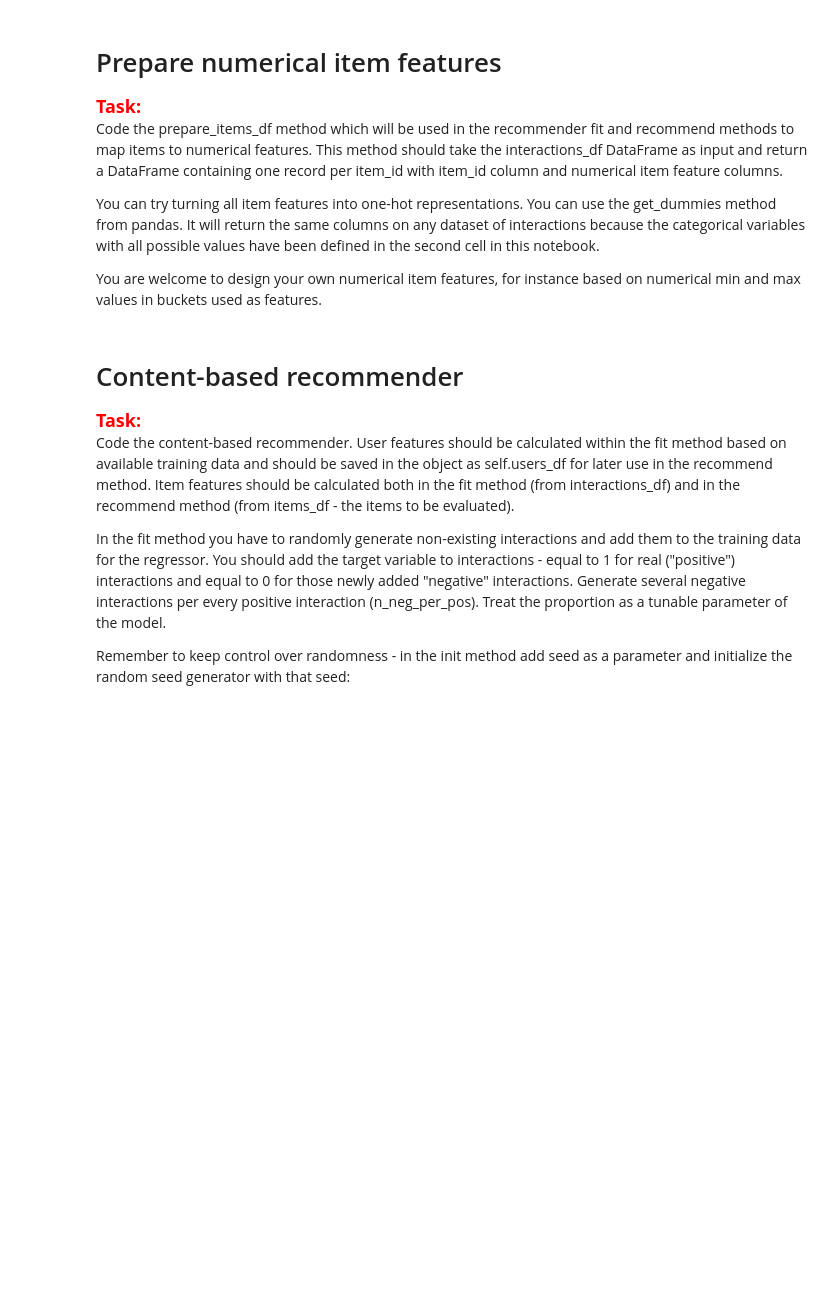
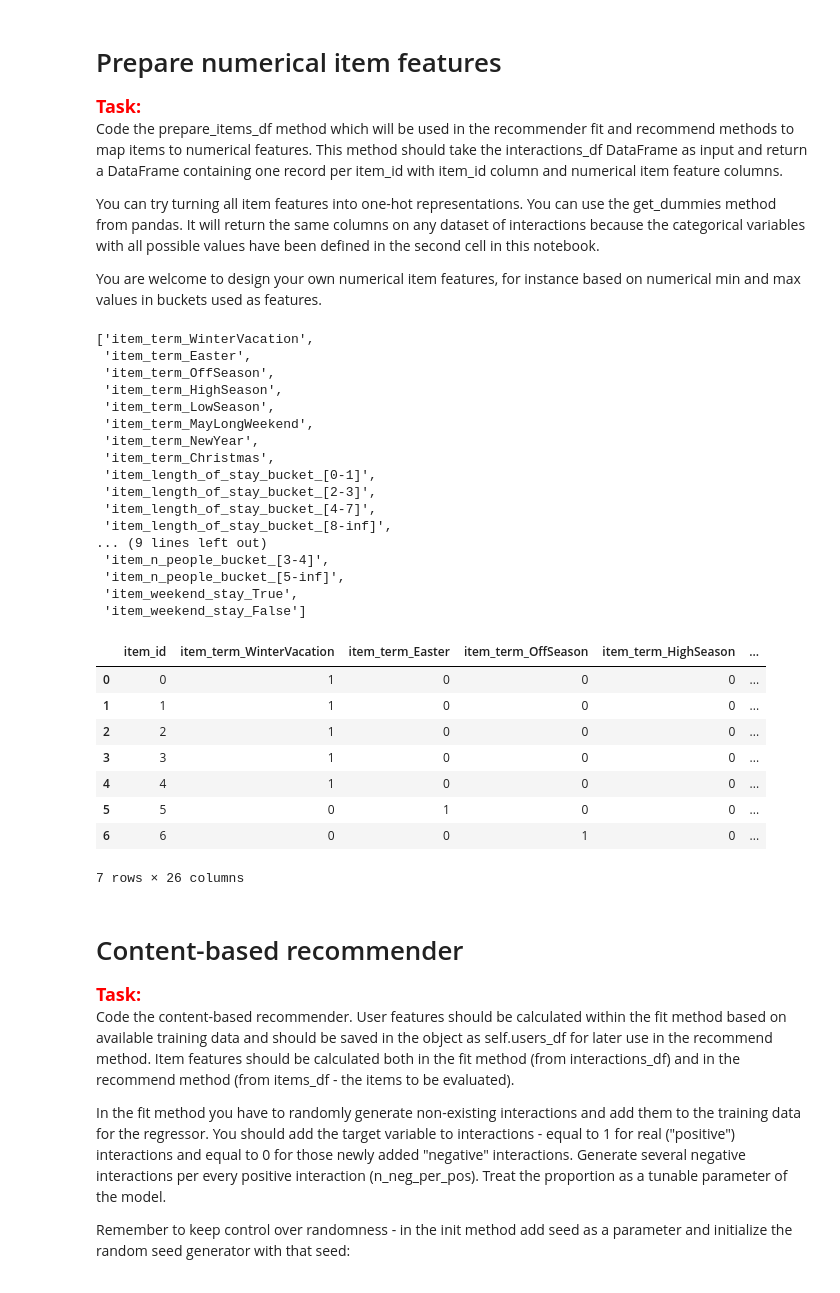
Before and after one commit to KrystynM/recommender, a Jupyter notebook: project_1_recommender_and_evaluation.ipynb, the cells around one changed output. Cells and saved outputs as stored; diff of their text form; code cells hidden in the pictures; blank space fills up the shorter version.

```diff
--- a/project_1_recommender_and_evaluation.ipynb
+++ b/project_1_recommender_and_evaluation.ipynb
@@ -92,17 +146,55 @@ You can try turning all item features into one-hot representations. You can use
 You are welcome to design your own numerical item features, for instance based on numerical min and max values in buckets used as features.
 # %%
 def prepare_items_df(interactions_df):
+    data = {
+        'item_id': interactions_df['item_id'],
+        'item_term': interactions_df['term'],
+        'item_length_of_stay_bucket': interactions_df['length_of_stay_bucket'],
+        'item_rate_plan': interactions_df['rate_plan'],
+        'item_room_segment': interactions_df['room_segment'],
+        'item_n_people_bucket': interactions_df['n_people_bucket'],
+        'item_weekend_stay': interactions_df['weekend_stay'],
+    }
+    item_features = pd.DataFrame(data)
+    items_df = pd.get_dummies(item_features).groupby('item_id').max().reset_index()
 
-    # Write your code here
+    item_features = list(pd.get_dummies(items_df.drop(['item_id'], axis=1)))
 
     return items_df, item_features
 
 
 items_df, item_features = prepare_items_df(interactions_df)
 
-print(item_features)
+display(item_features)
 
 display(items_df.loc[items_df['item_id'].isin([0, 1, 2, 3, 4, 5, 6])].head(15))
+# %% [output]
+['item_term_WinterVacation',
+ 'item_term_Easter',
+ 'item_term_OffSeason',
+ 'item_term_HighSeason',
+ 'item_term_LowSeason',
+ 'item_term_MayLongWeekend',
+ 'item_term_NewYear',
+ 'item_term_Christmas',
+ 'item_length_of_stay_bucket_[0-1]',
+ 'item_length_of_stay_bucket_[2-3]',
+ 'item_length_of_stay_bucket_[4-7]',
+ 'item_length_of_stay_bucket_[8-inf]',
+... (9 lines left out)
+ 'item_n_people_bucket_[3-4]',
+ 'item_n_people_bucket_[5-inf]',
+ 'item_weekend_stay_True',
+ 'item_weekend_stay_False']
+|  | item_id | item_term_WinterVacation | item_term_Easter | item_term_OffSeason | item_term_HighSeason | ... |
+| 0 | 0 | 1 | 0 | 0 | 0 | ... |
+| 1 | 1 | 1 | 0 | 0 | 0 | ... |
+| 2 | 2 | 1 | 0 | 0 | 0 | ... |
+| 3 | 3 | 1 | 0 | 0 | 0 | ... |
+| 4 | 4 | 1 | 0 | 0 | 0 | ... |
+| 5 | 5 | 0 | 1 | 0 | 0 | ... |
+| 6 | 6 | 0 | 0 | 1 | 0 | ... |
+7 rows × 26 columns
 # %% [markdown]
 # Content-based recommender
 
```
Also changed, not shown: parts of 11 cells of this notebook, 9 other files.
